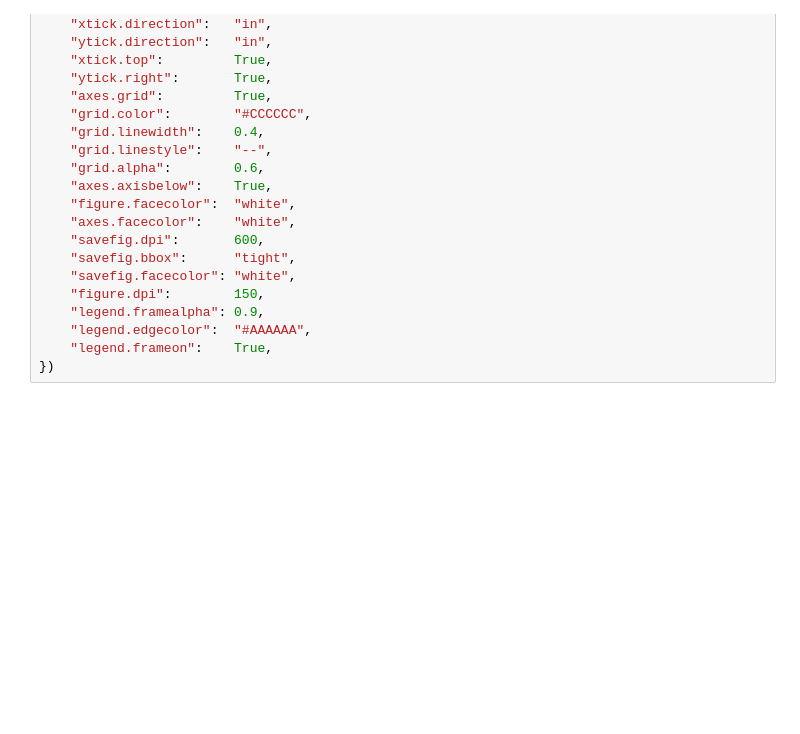
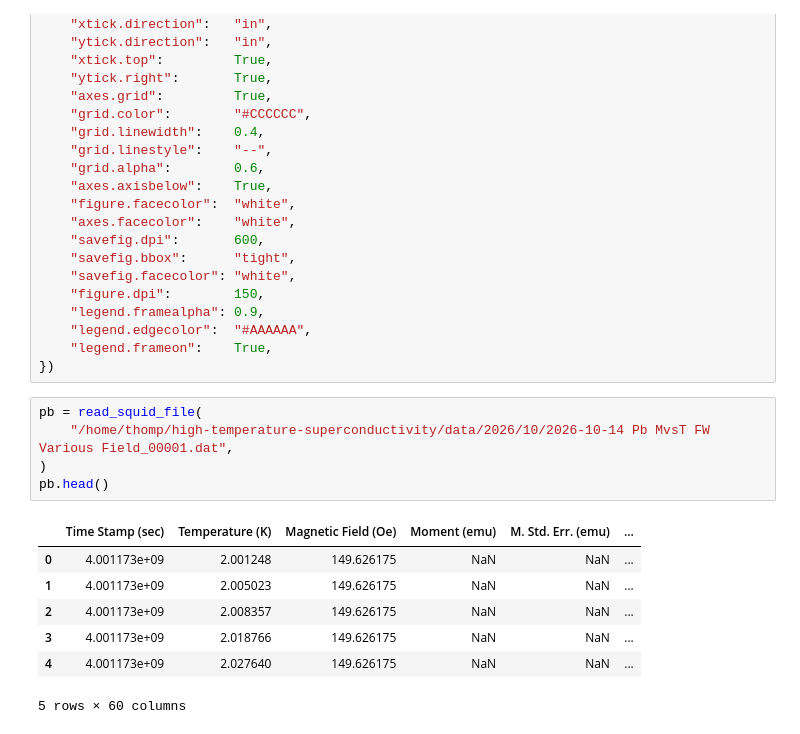
Before and after one commit to OlliePentecost/high-temperature-superconductivity, a Jupyter notebook: 2026-10-15-Pb-ZFC-FW-FC.ipynb, the cells around one changed output. Saved outputs shown, nothing was run; the diff lists cells and outputs as text; blank space fills up the shorter version.

```diff
--- a/2026-10-15-Pb-ZFC-FW-FC.ipynb
+++ b/2026-10-15-Pb-ZFC-FW-FC.ipynb
@@ -47,3 +48,16 @@ plt.rcParams.update({
     "legend.edgecolor":  "#AAAAAA",
     "legend.frameon":    True,
 })
+# %%
+pb = read_squid_file(
+    "/home/thomp/high-temperature-superconductivity/data/2026/10/2026-10-14 Pb MvsT FW Various Field_00001.dat",
+)
+pb.head()
+# %% [output]
+|  | Time Stamp (sec) | Temperature (K) | Magnetic Field (Oe) | Moment (emu) | M. Std. Err. (emu) | ... |
+| 0 | 4.001173e+09 | 2.001248 | 149.626175 | NaN | NaN | ... |
+| 1 | 4.001173e+09 | 2.005023 | 149.626175 | NaN | NaN | ... |
+| 2 | 4.001173e+09 | 2.008357 | 149.626175 | NaN | NaN | ... |
+| 3 | 4.001173e+09 | 2.018766 | 149.626175 | NaN | NaN | ... |
+| 4 | 4.001173e+09 | 2.027640 | 149.626175 | NaN | NaN | ... |
+5 rows × 60 columns
```
Also changed, not shown: parts of 6 cells of this notebook.
